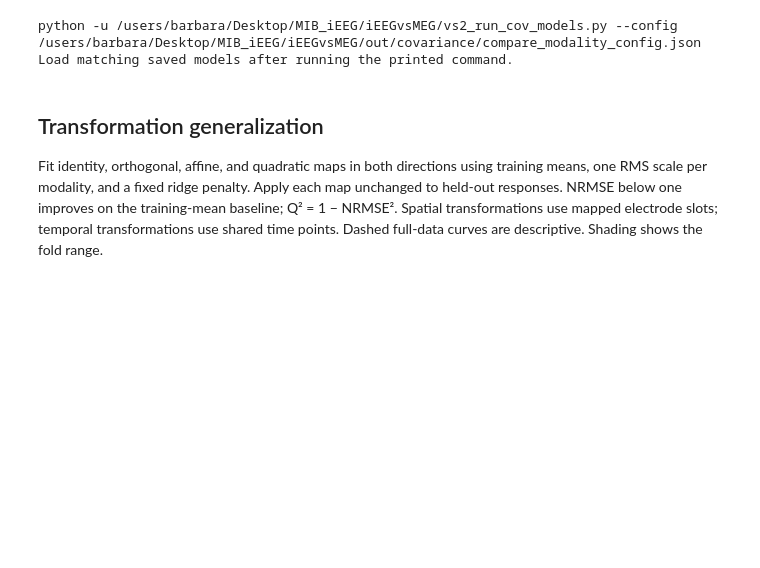
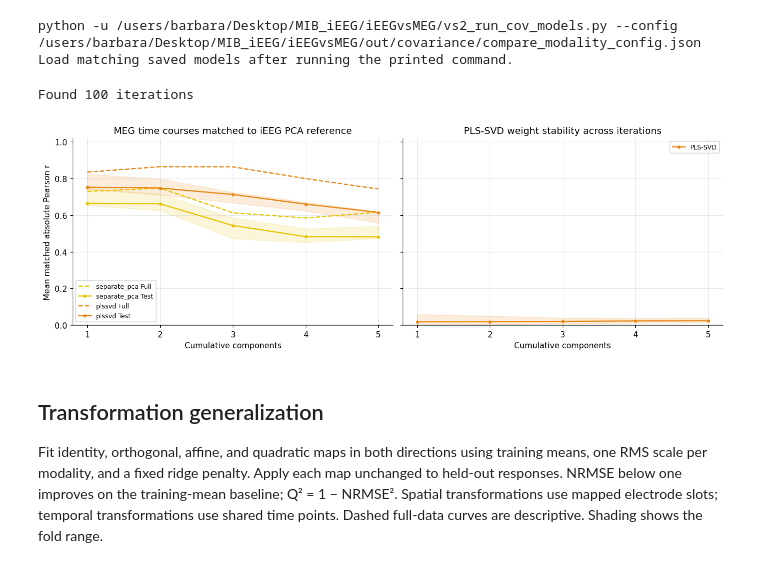
Before and after one commit to barbaragrosjean/MIB_iEEG, a Jupyter notebook: iEEGvsMEG/vs3_0_compare_modality.ipynb, the cells around one changed output. Cells and saved outputs as stored; diff of their text form; code cells hidden in the pictures; blank space fills up the shorter version.

```diff
--- a/iEEGvsMEG/vs3_0_compare_modality.ipynb
+++ b/iEEGvsMEG/vs3_0_compare_modality.ipynb
@@ -11,12 +11,14 @@ import numpy as np
 import pandas as pd
 import matplotlib.pyplot as plt
 from IPython.display import display
+from scipy.optimize import linear_sum_assignment
+
 
 ROOT = Path.cwd()
 MEG_KIND = 'paired_coverage'
 BLOCK_SCALING = True
 N_COMPONENTS = 5
-MODELS = ['PCA', 'PLSSVD', 'PCA_JOINT']
+MODELS = ['PCA', 'PLSSVD']
 STABILITY_MODEL = 'PLSSVD'
 SHUFFLE = 'PAIRING_ONLY'  # 'TRIAL_ONLY', 'PAIRING_ONLY', or 'BOTH'
 COMPONENT = 1
@@ -235,8 +258,6 @@ if covariance_models is None: print('Load matching saved models after running th
 python -u /users/barbara/Desktop/MIB_iEEG/iEEGvsMEG/vs2_run_cov_models.py --config /users/barbara/Desktop/MIB_iEEG/iEEGvsMEG/out/covariance/compare_modality_config.json
 Load matching saved models after running the printed command.
 # %%
-from scipy.optimize import linear_sum_assignment
-
 if tables is not None:
     # Reuse the same fits and held-out folds as the subspace overlap plot.
     score_keys = {'train': ('train_ieeg_scores', 'train_meg_scores'),
@@ -269,20 +290,56 @@ if tables is not None:
     else:
         if matches:
             matched_pearson = pd.DataFrame(matches)
-            fig, ax = plt.subplots(figsize=(8, 4), layout='constrained')
-            for name, group in matched_pearson.groupby('model', sort=False):
-                color = MODEL_COLORS[name]
-                full = group[group.repeat == -1].sort_values('k')
-                test = group[group.repeat != -1].groupby('k').matched_abs_r.agg(['median', 'min', 'max'])
-                ax.plot(full.k, full.matched_abs_r, '--', color=color, label=f'{name} Full')
-                ax.plot(test.index, test['median'], 'o-', color=color, label=f'{name} Test', markersize=3)
-                ax.fill_between(test.index, test['min'].to_numpy(), test['max'].to_numpy(), color=color, alpha=.15)
-            ax.set(title='MEG time courses matched to the iEEG PCA reference',
-                   xlabel='Cumulative components', xticks=range(1, N_COMPONENTS + 1),
-                   ylabel='Mean matched absolute Pearson r', ylim=(0, 1.02))
-            ax.grid(True)
-            ax.legend(fontsize=8)
-            plt.show()
+# %%
+weight_dir = Path("out/weight_stability/paired_coverage/pairing")
+weight_files = sorted(weight_dir.glob("iteration_*/plssvd_A.npz"))
+print(f"Found {len(weight_files)} iterations")
+
+weights = {'ieeg_weights' : [], 'meg_weights' : []}
+
+for name in weights.keys() :
+    for file in weight_files:
+        with np.load(file) as archive:
+            W = archive[name]
+        weights[name].append(W)
+
+weight_matches = []
+for i_ieeg, w_ieeg in enumerate(weights['ieeg_weights']):
+    for i_meg, w_meg in enumerate(weights['meg_weights']):
+        for k in range(1, N_COMPONENTS + 1):
+            r = correlation_matrix(w_ieeg[:, :k],w_meg[:, :k])
+            i, j = linear_sum_assignment(-np.nan_to_num(np.abs(r), nan=-1.))
+            values = np.abs(r[i, j])
+            values = values[np.isfinite(values)]
+            weight_matches.append(dict(k=k,iteration_a=i_ieeg,iteration_b=i_meg,matched_abs_r=values.mean() if len(values) else np.nan))
+
+weight_pearson = pd.DataFrame(weight_matches)
+fig, axes = plt.subplots(1, 2,figsize=(12, 4),sharex=True,sharey=True,layout="constrained")
+
+ax = axes[0]
+for name, group in matched_pearson.groupby("model", sort=False):
+    color = MODEL_COLORS[name]
+    full = group[group.repeat == -1].sort_values("k")
+    test = (group[group.repeat != -1].groupby("k").matched_abs_r.agg(["median", "min", "max"]))
+    ax.plot(full.k, full.matched_abs_r,"--", color=color,label=f"{name} Full")
+    ax.plot(test.index, test["median"],"o-", color=color,label=f"{name} Test",markersize=3)
+    ax.fill_between(test.index,test["min"].to_numpy(),test["max"].to_numpy(),color=color,alpha=.15)
+ax.set(title="MEG time courses matched to iEEG PCA reference",xlabel="Cumulative components",ylabel="Mean matched absolute Pearson r",xticks=range(1, N_COMPONENTS + 1),ylim=(0, 1.02))
+ax.grid(True)
+ax.legend(fontsize=8)
+
+ax = axes[1]
+summary = (weight_pearson.groupby("k").matched_abs_r.agg(["median", "min", "max"]))
+color = MODEL_COLORS.get("plssvd", "tab:blue")
+ax.plot(summary.index,summary["median"],"o-",color=color,markersize=3,label="PLS-SVD")
+ax.fill_between(summary.index,summary["min"].to_numpy(),summary["max"].to_numpy(),color=color,alpha=.15)
+ax.set(title="PLS-SVD weight stability across iterations",xlabel="Cumulative components",xticks=range(1, N_COMPONENTS + 1),ylim=(0, 1.02))
+ax.grid(True)
+ax.legend(fontsize=8)
+plt.show()
+# %% [output]
+Found 100 iterations
+[figure, added]
 # %%
 DISPLAY_COMPONENTS = min(5,N_COMPONENTS)
 
```
Also changed, not shown: parts of 3 cells of this notebook, 2 other files.
